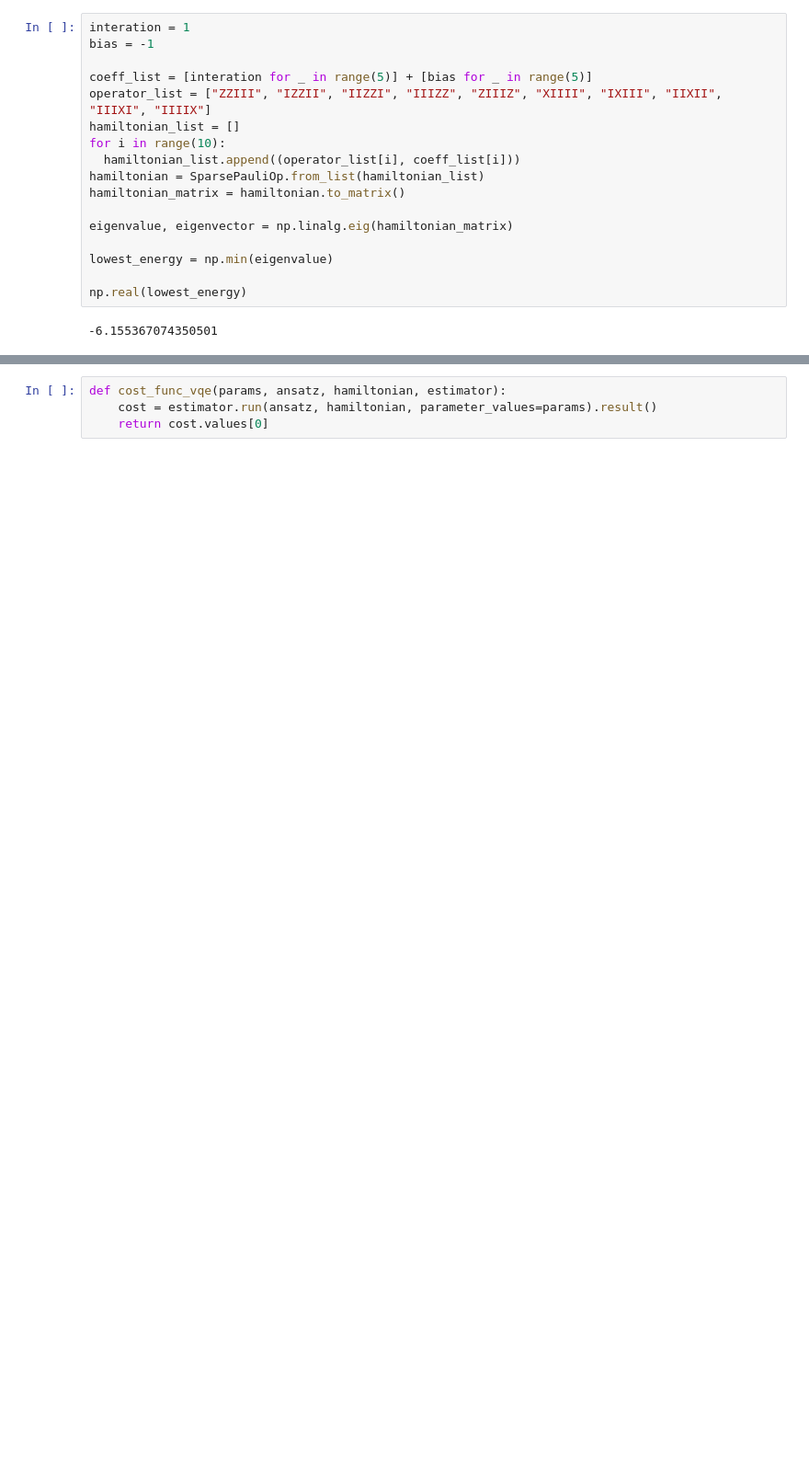
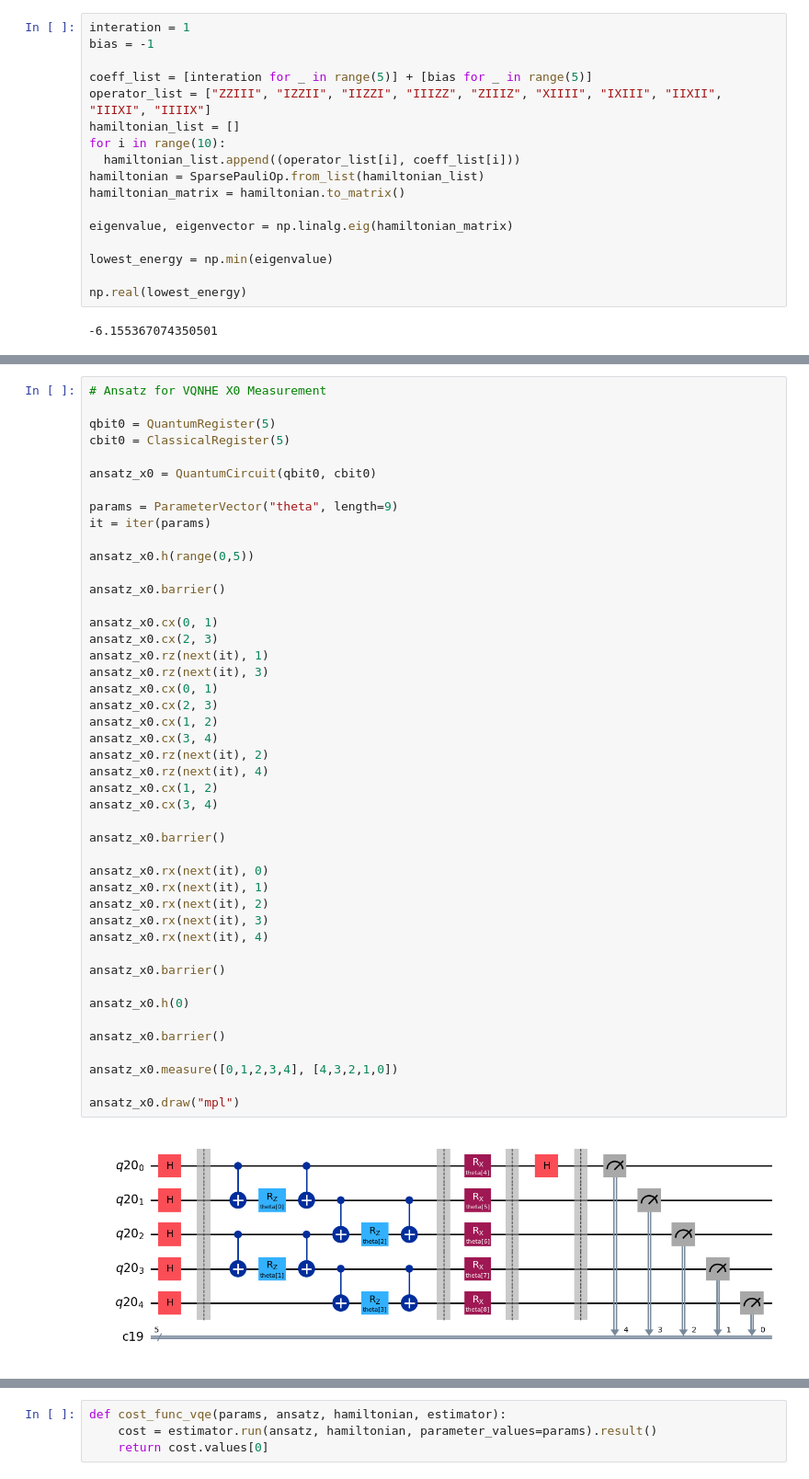
Before and after one commit to BrainConnection/Quantum_Algorithm, a Jupyter notebook: 2. TFIM VQNHE.ipynb, the cells around one changed output, grey strips where cells are left out. Shown at 92% size. Saved outputs shown, nothing was run; the diff lists cells and outputs as text; blank space fills up the shorter version.

```diff
--- a/2. TFIM VQNHE.ipynb
+++ b/2. TFIM VQNHE.ipynb
@@ -208,0 +191,47 @@ scipy minimize
+# %%
+# Ansatz for VQNHE X0 Measurement
+
+qbit0 = QuantumRegister(5)
+cbit0 = ClassicalRegister(5)
+
+ansatz_x0 = QuantumCircuit(qbit0, cbit0)
+
+params = ParameterVector("theta", length=9)
+it = iter(params)
+
+ansatz_x0.h(range(0,5))
+
+ansatz_x0.barrier()
+
+ansatz_x0.cx(0, 1)
+ansatz_x0.cx(2, 3)
+ansatz_x0.rz(next(it), 1)
+ansatz_x0.rz(next(it), 3)
+ansatz_x0.cx(0, 1)
+ansatz_x0.cx(2, 3)
+ansatz_x0.cx(1, 2)
+ansatz_x0.cx(3, 4)
+ansatz_x0.rz(next(it), 2)
+ansatz_x0.rz(next(it), 4)
+ansatz_x0.cx(1, 2)
+ansatz_x0.cx(3, 4)
+
+ansatz_x0.barrier()
+
+ansatz_x0.rx(next(it), 0)
+ansatz_x0.rx(next(it), 1)
+ansatz_x0.rx(next(it), 2)
+ansatz_x0.rx(next(it), 3)
+ansatz_x0.rx(next(it), 4)
+
+ansatz_x0.barrier()
+
+ansatz_x0.h(0)
+
+ansatz_x0.barrier()
+
+ansatz_x0.measure([0,1,2,3,4], [4,3,2,1,0])
+
+ansatz_x0.draw("mpl")
+# %% [output]
+[figure, added]
```
Also changed, not shown: parts of 185 cells of this notebook.
